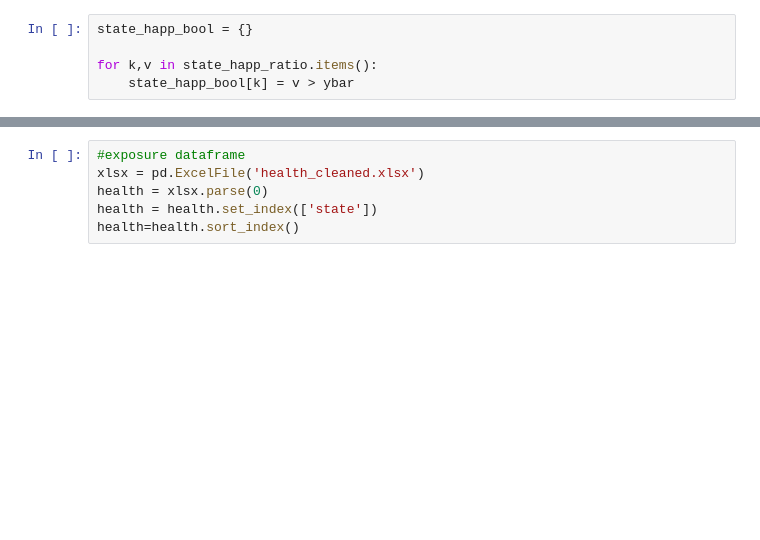
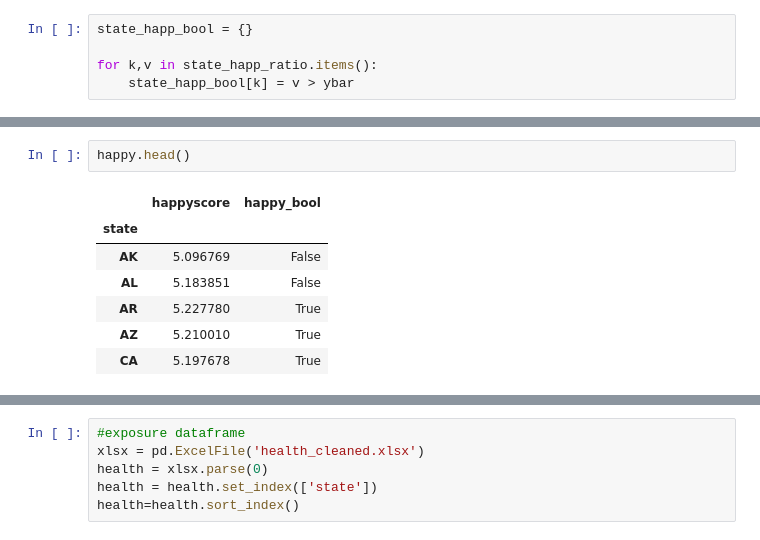
Before and after one commit to qiz304/project, a Jupyter notebook: Sentiment_Analysis_w_Classifiers.ipynb, the cells around one changed output, grey strips where cells are left out. Cells and saved outputs as stored; diff of their text form; blank space fills up the shorter version.

```diff
--- a/Sentiment_Analysis_w_Classifiers.ipynb
+++ b/Sentiment_Analysis_w_Classifiers.ipynb
@@ -280 +340,11 @@ for k,v in state_happ_ratio.items():
+# %%
+happy.head()
+# %% [output]
+|  | happyscore | happy_bool |
+| state |  |  |
+| AK | 5.096769 | False |
+| AL | 5.183851 | False |
+| AR | 5.227780 | True |
+| AZ | 5.210010 | True |
+| CA | 5.197678 | True |
 # %% [markdown]
```
Also changed, not shown: parts of 75 cells of this notebook.
